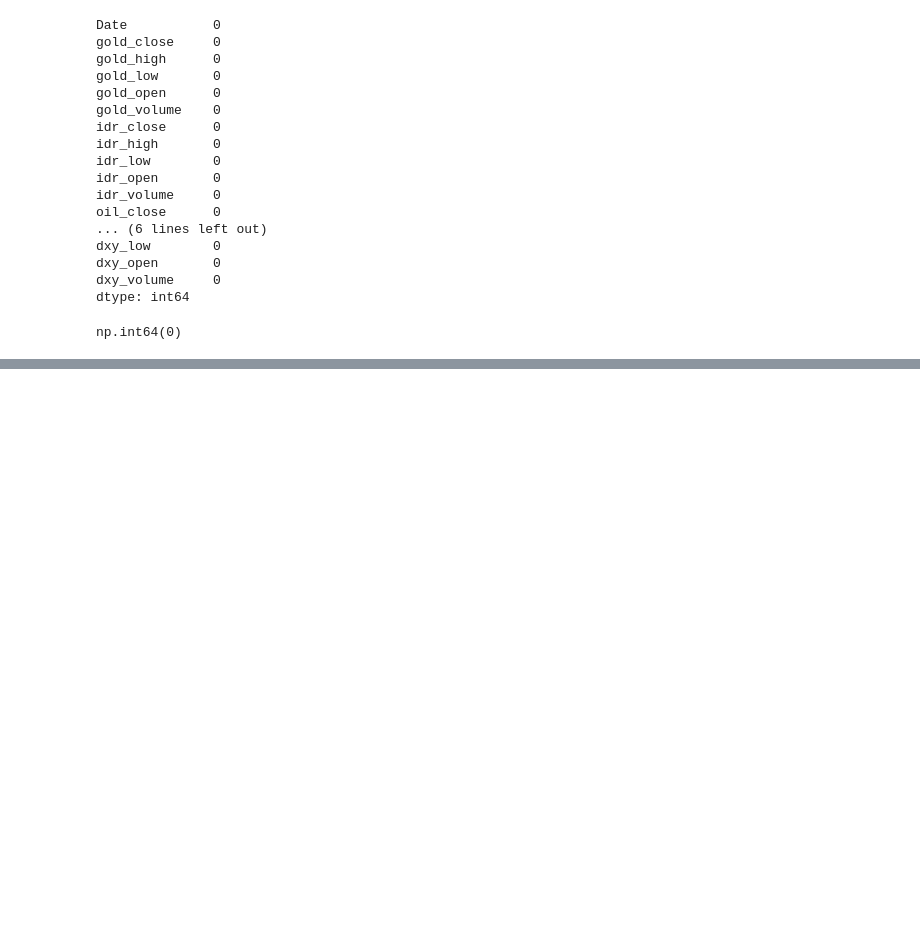
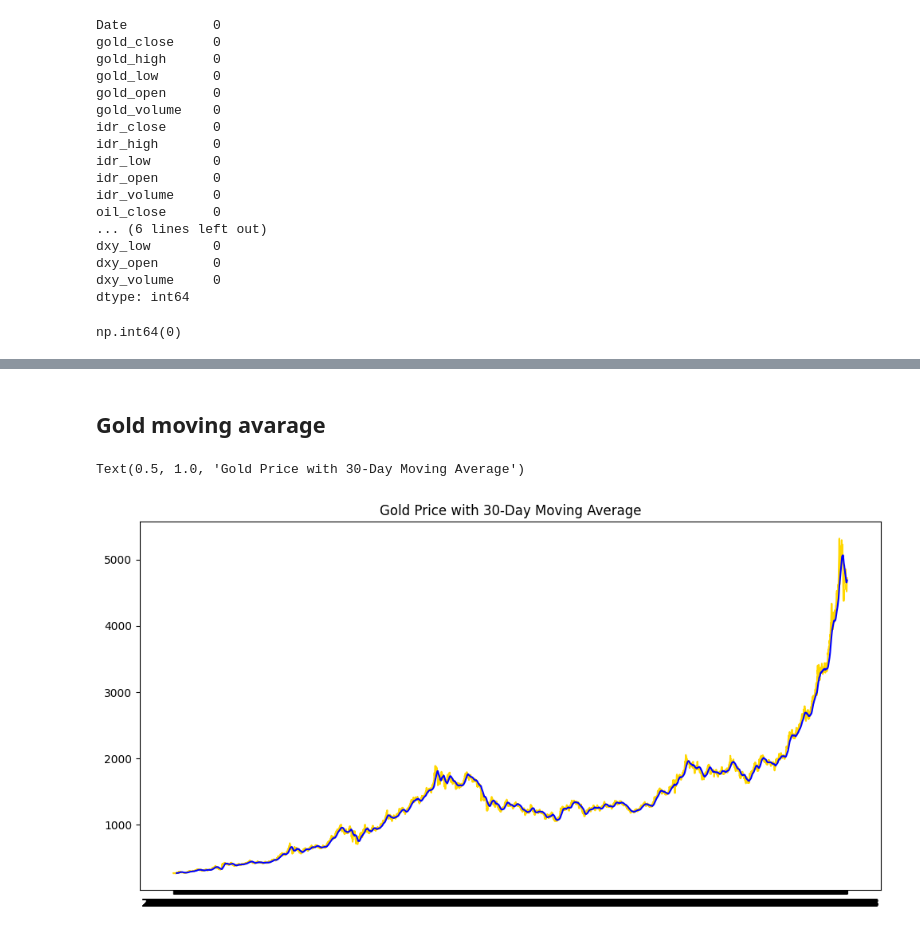
Before and after one commit to HaikalFrds/Basic-Gold-Market-Forecasting-System, a Jupyter notebook: notebooks/main_daily.ipynb, the cells around one changed output, grey strips where cells are left out. Drawn from its saved outputs; the diff is of its cells as text; code cells hidden in the pictures; blank space fills up the shorter version.

```diff
--- a/notebooks/main_daily.ipynb
+++ b/notebooks/main_daily.ipynb
@@ -121,0 +156,11 @@ np.int64(0)
+# %% [markdown]
+## Gold moving avarage
+# %%
+df_daily["gold_close"].rolling(30).mean()
+plt.figure(figsize=(12, 6))
+plt.plot(df_daily["Date"], df_daily["gold_close"], label="Gold Price", color="gold")
+plt.plot(df_daily["Date"], df_daily["gold_close"].rolling(30).mean(), label="30-Day Moving Average", color="blue")
+plt.title("Gold Price with 30-Day Moving Average")
+# %% [output]
+Text(0.5, 1.0, 'Gold Price with 30-Day Moving Average')
+[figure, added]
```
Also changed, not shown: parts of 6 cells of this notebook.
